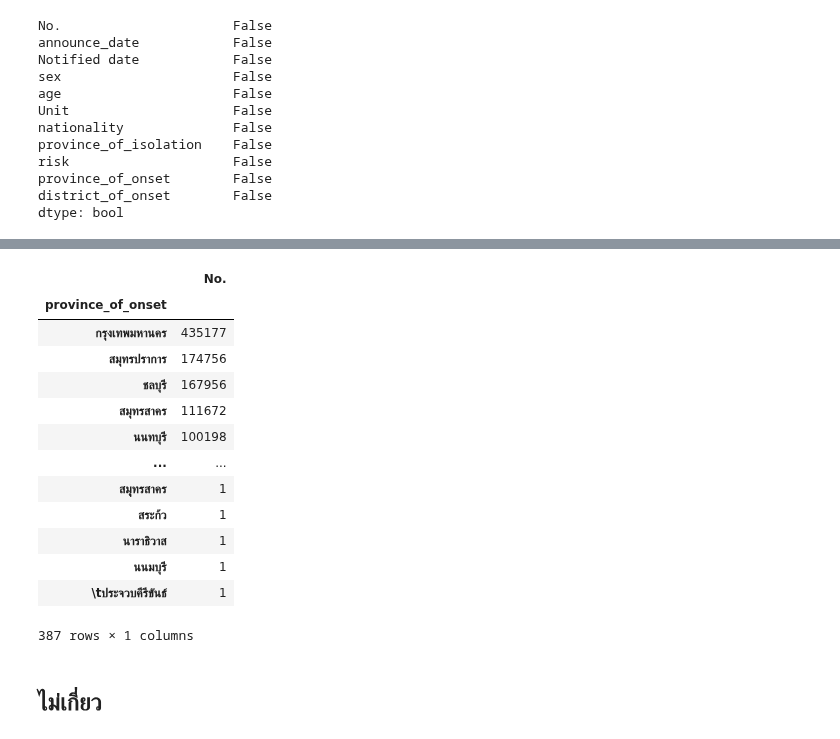
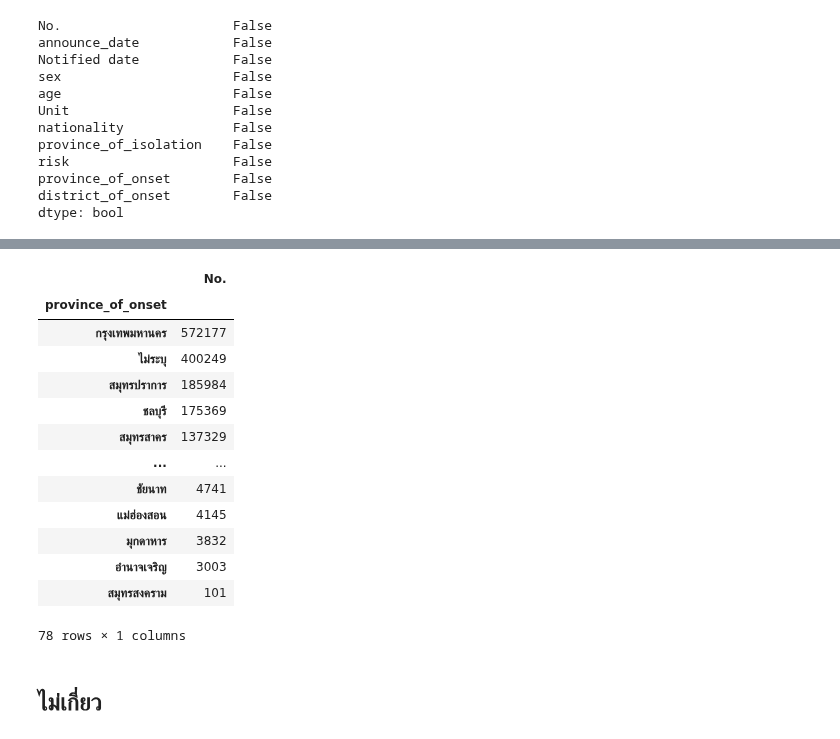
Before and after one commit to mintra-tippayaratsontorn/data_viz_2022, a Jupyter notebook: Project_Python.ipynb, the cells around one changed output, grey strips where cells are left out. Drawn from its saved outputs; the diff is of its cells as text; code cells hidden in the pictures.

```diff
--- a/Project_Python.ipynb
+++ b/Project_Python.ipynb
@@ -326,21 +768,21 @@ set(covid_fillna['province_of_onset'])
 # %%
-covid_count = covid_drop.groupby('province_of_onset')[['No.']].count().sort_values(by=['No.'],ascending=False)
+covid_count = covid_fillna.groupby('province_of_onset')[['No.']].count().sort_values(by=['No.'],ascending=False)
 covid_count
 # %% [output]
 |  | No. |
 | province_of_onset |  |
-| กรุงเทพมหานคร | 435177 |
-| สมุทรปราการ | 174756 |
-| ชลบุรี | 167956 |
-| สมุทรสาคร | 111672 |
-| นนทบุรี | 100198 |
+| กรุงเทพมหานคร | 572177 |
+| ไม่ระบุ | 400249 |
+| สมุทรปราการ | 185984 |
+| ชลบุรี | 175369 |
+| สมุทรสาคร | 137329 |
 | ... | ... |
-| สมุุทรสาคร | 1 |
-| สระก้ว | 1 |
-| นาราธิวาส | 1 |
-| นนมบุรี | 1 |
-| \tประจวบคีรีขันธ์ | 1 |
+| ชัยนาท | 4741 |
+| แม่ฮ่องสอน | 4145 |
+| มุกดาหาร | 3832 |
+| อำนาจเจริญ | 3003 |
+| สมุทรสงคราม | 101 |
-387 rows × 1 columns
+78 rows × 1 columns
 # %% [markdown]
 ## ไม่เกี่ยว
 # %%
```
Also changed, not shown: parts of 6 cells of this notebook.
